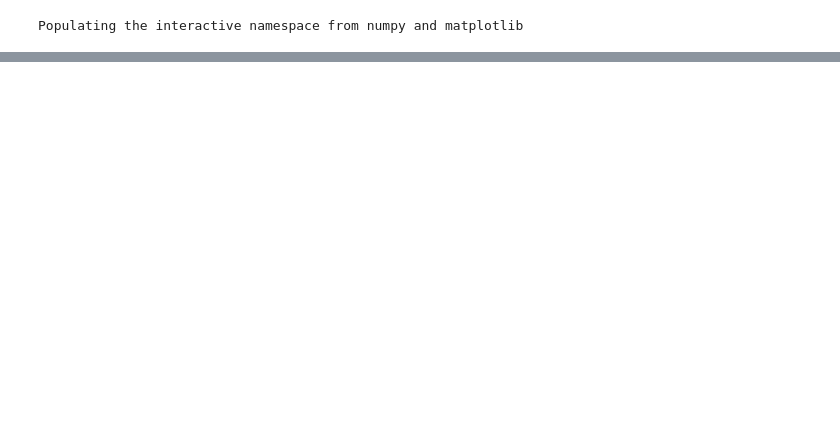
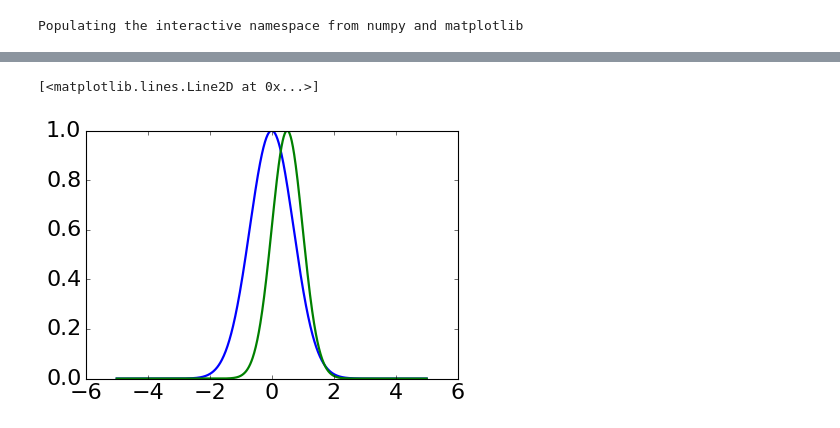
Before and after one commit to eltrompetero/coniii, a Jupyter notebook: Plots.ipynb, the cells around one changed output, grey strips where cells are left out. Drawn from its saved outputs; the diff is of its cells as text; code cells hidden in the pictures; blank space fills up the shorter version.

```diff
--- a/Plots.ipynb
+++ b/Plots.ipynb
@@ -20,0 +53,9 @@ fig.savefig('ising_example.png',frameon=False,transparent=True,bbox_inches='tigh
+# %%
+x = linspace(-5,5,1000)
+
+fig,ax = plt.subplots()
+ax.plot(x,gauss1(x),lw=2)
+ax.plot(x,gauss2(x),lw=2)
+# %% [output]
+[<matplotlib.lines.Line2D at 0x...>]
+[figure, added]
```
Also changed, not shown: parts of 5 cells of this notebook, 13 other files.
